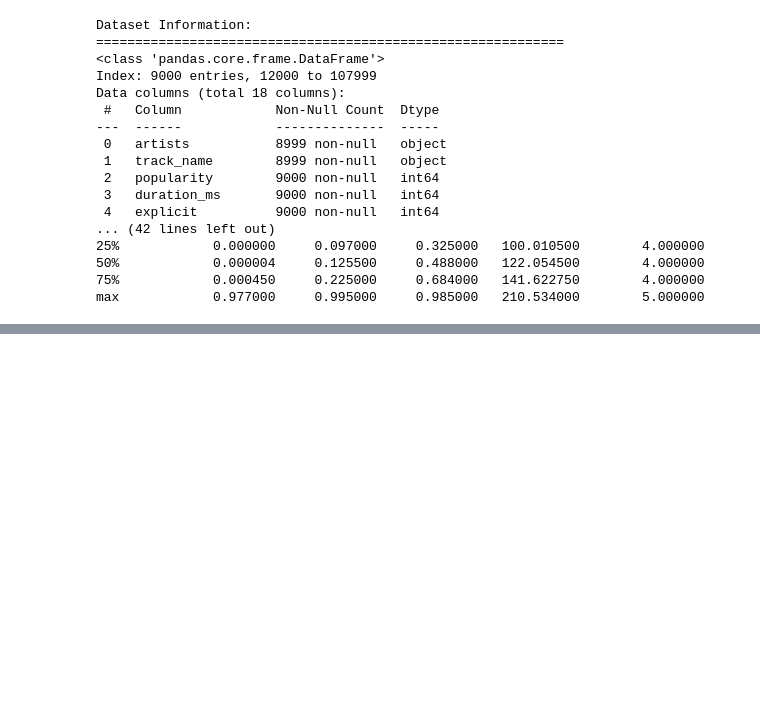
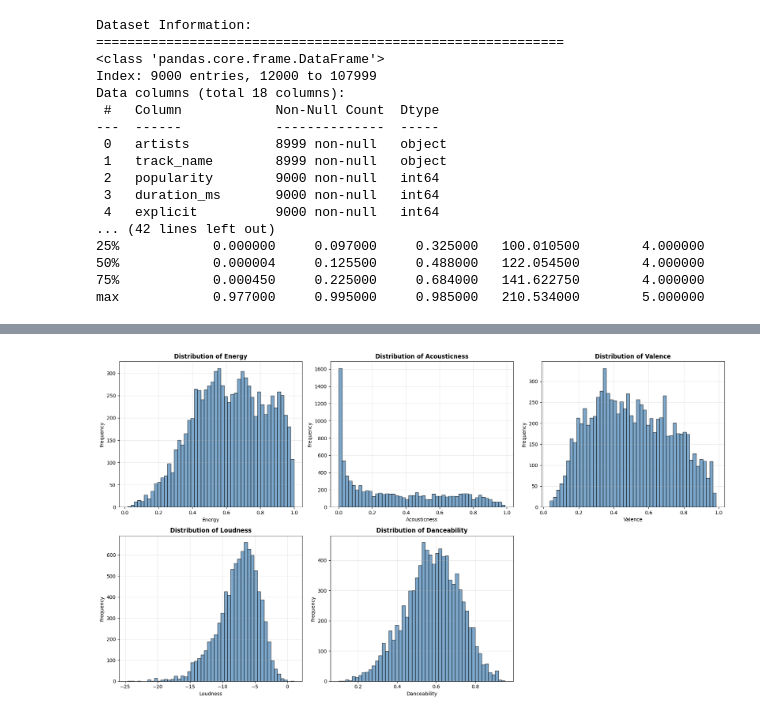
Before and after one commit to jonathandeng34/spotify-recommendation, a Jupyter notebook: cleaning_and_eda.ipynb, the cells around one changed output, grey strips where cells are left out. Saved outputs shown, nothing was run; the diff lists cells and outputs as text; code cells hidden in the pictures; blank space fills up the shorter version.

```diff
--- a/cleaning_and_eda.ipynb
+++ b/cleaning_and_eda.ipynb
@@ -486,3 +495,14 @@ Data columns (total 18 columns):
 50%            0.000004     0.125500     0.488000   122.054500        4.000000
 75%            0.000450     0.225000     0.684000   141.622750        4.000000
 max            0.977000     0.995000     0.985000   210.534000        5.000000
+# %%
+# Summary statistics for the 5 key features
+key_features = ['energy', 'acousticness', 'valence', 'loudness', 'danceability']
+
+print("Summary Statistics for Key Features:")
+print("="*80)
+print(pop_df_cleaned[key_features].describe())
+
+print("\n" + "="*80)
+print("\nCorrelation Matrix of Key Features:")
+print(pop_df_cleaned[key_features].corr().round(3))
@@ -488,0 +527,19 @@ max            0.977000     0.995000     0.985000   210.534000        5.000000
+# %%
+# Visualize distributions of all 5 key features
+fig, axes = plt.subplots(2, 3, figsize=(18, 10))
+axes = axes.flatten()
+
+for i, feature in enumerate(key_features):
+    axes[i].hist(pop_df_cleaned[feature], bins=50, edgecolor='black', alpha=0.7, color='steelblue')
+    axes[i].set_title(f'Distribution of {feature.capitalize()}', fontsize=12, fontweight='bold')
+    axes[i].set_xlabel(feature.capitalize())
+    axes[i].set_ylabel('Frequency')
+    axes[i].grid(alpha=0.3)
+
+# Hide the extra subplot
+axes[5].axis('off')
+
+plt.tight_layout()
+plt.show()
+# %% [output]
+[figure, added]
```
Also changed, not shown: parts of 6 cells of this notebook, 4 other files.
